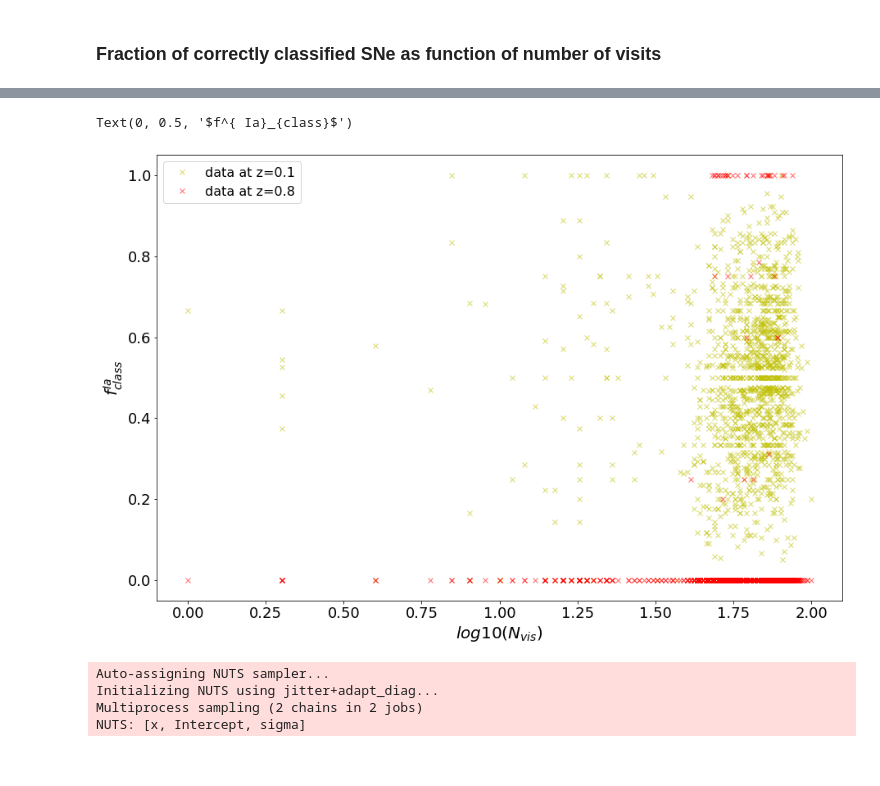
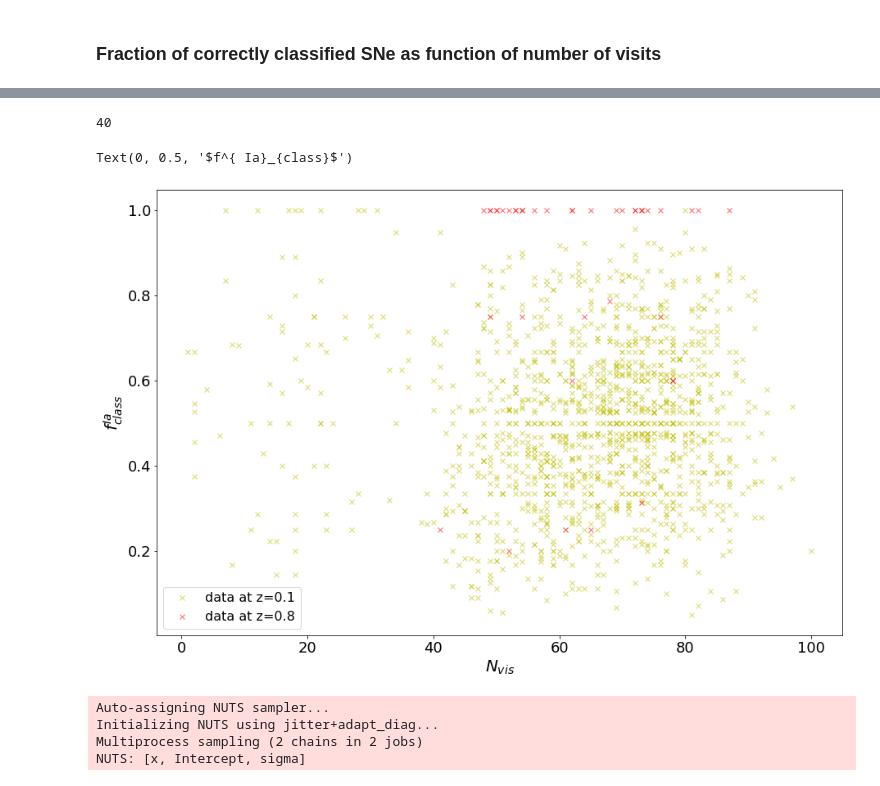
Before and after one commit to FabioRagosta/LSSTmetrics, a Jupyter notebook: SNRateMetric.ipynb, the cells around one changed output, grey strips where cells are left out. Saved outputs shown, nothing was run; the diff lists cells and outputs as text; code cells hidden in the pictures.

```diff
--- a/SNRateMetric.ipynb
+++ b/SNRateMetric.ipynb
@@ -915,0 +831,16 @@ mask_vis = np.where(nvis<40)
+# %%
+nv =[nvis10,nvis40,nvis70,nvis100]
+sv =[see10,see40,see70,see100]
+fv =[f10,f40,f70,f100]
+# %%
+plt.figure(figsize=(10,8))
+color = ['forestgreen', 'gold', 'skyblue', 'orange']
+for i, (n,name) in enumerate(zip(fv,['f ~0.25','f~ 0.5', 'f ~0.75', 'f ~1'])):
+    c= color[i]
+    #for z, lt in zip([0.1],['solid']):
+    plt.hist(nvis[n],'auto', histtype='step',color=c, align='mid', lw=2,label=name)
+plt.xlabel(r"$nvis$",fontsize= 20)
+plt.ylabel(r"$N$",fontsize= 20)
+plt.legend(fontsize=16)
+plt.tick_params('both', labelsize=18)
+plt.show()
@@ -915,0 +851,12 @@ mask_vis = np.where(nvis<40)
+# %%
+plt.figure(figsize=(10,8))
+color = ['forestgreen', 'gold', 'skyblue', 'orange']
+for i, (n,name) in enumerate(zip(fv,['f ~0.25','f~ 0.5', 'f ~0.75', 'f ~1'])):
+    c= color[i]
+    #for z, lt in zip([0.1],['solid']):
+    plt.hist(see[n],'auto', histtype='step',color=c, align='mid', lw=2,label=name)
+plt.xlabel(r"$seeing$",fontsize= 20)
+plt.ylabel(r"$N$",fontsize= 20)
+plt.legend(fontsize=16)
+plt.tick_params('both', labelsize=18)
+plt.show()
@@ -915,0 +865,12 @@ mask_vis = np.where(nvis<40)
+# %%
+plt.figure(figsize=(10,8))
+color = ['forestgreen', 'gold', 'skyblue', 'orange']
+for i, (n,name) in enumerate(zip(fv,['f ~0.25','f~ 0.5', 'f ~0.75', 'f ~1'])):
+    c= color[i]
+    #for z, lt in zip([0.1],['solid']):
+    plt.hist(m5[n],'auto', histtype='step',color=c, align='mid', lw=2,label=name)
+plt.xlabel(r"$m5$",fontsize= 20)
+plt.ylabel(r"$N$",fontsize= 20)
+plt.legend(fontsize=16)
+plt.tick_params('both', labelsize=18)
+plt.show()
@@ -916,16 +879,20 @@ mask_vis = np.where(nvis<40)
+# %%
+len(zfractions['Ia'][z][np.where(zfractions['Ia'][z]>0)])
+# %% [output]
+40
 # %%
 fig, ax = plt.subplots(1,1,figsize=(15,10))
 for z,c in zip(zfractions['Ia'].keys(),['y', 'red']):
-    ax.plot(np.log10(nvis), zfractions['Ia'][z], "x", color=c,alpha=0.6,label="data at z={}".format(z))
+    ax.plot(nvis[np.where(zfractions['Ia'][z]>0)], zfractions['Ia'][z][np.where(zfractions['Ia'][z]>0)], "x", color=c,alpha=0.6,label="data at z={}".format(z))
 plt.legend(fontsize=16)
 ax.tick_params('both', labelsize=18)
-ax.set_xlabel(r"$log10(N_{vis})$",fontsize=20)
+ax.set_xlabel(r"$N_{vis}$",fontsize=20)
 ax.set_ylabel(r"$f^{ Ia}_{class}$",fontsize= 20)
 #ax[1].plot(np.log(nvis[mask_vis]), fractions['Ia'][mask_vis], "x", label="data")
 #ax[2].plot(np.log(nvis[mask]), fractions['Ia'][mask], "x", label="data")
 # %% [output]
 Text(0, 0.5, '$f^{ Ia}_{class}$')
-[figure, old version]
+[figure, new version]
 # %%
 from pymc3 import *
 # %%
```
Also changed, not shown: parts of 49 cells of this notebook.
